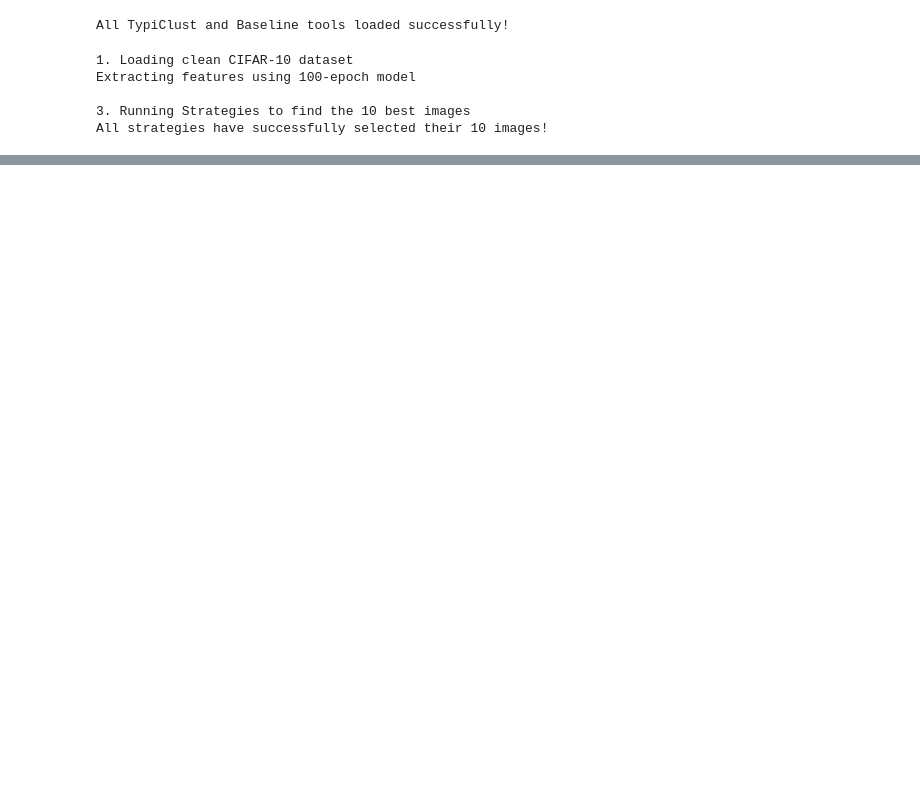
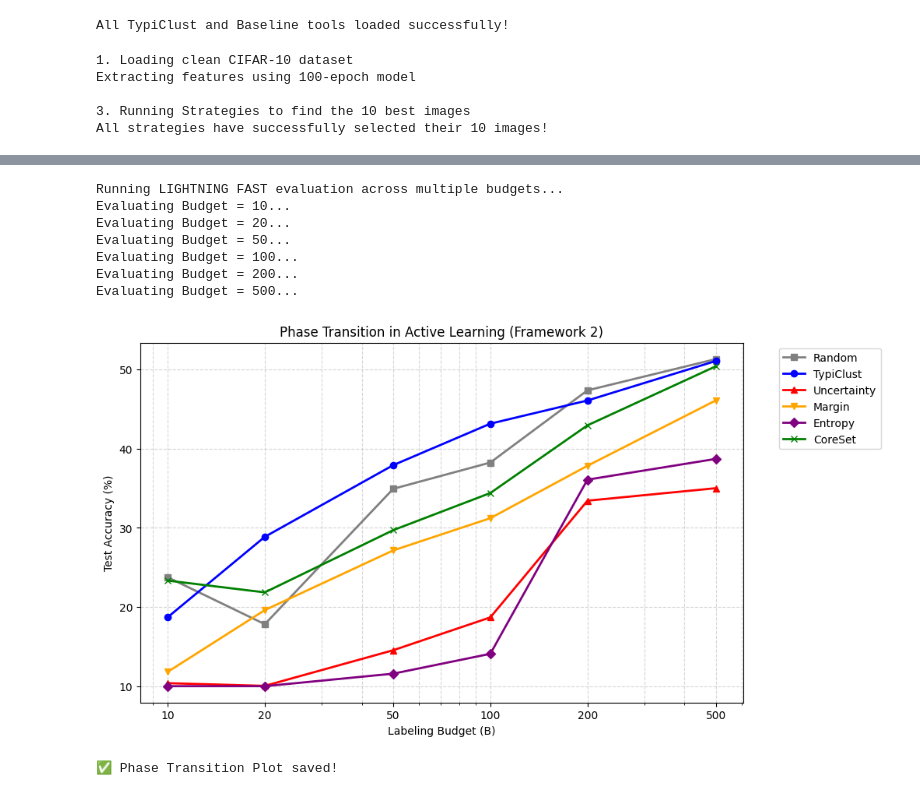
Before and after one commit to wcaul10/Machine-Learning-Coursework-2, a Jupyter notebook: Task-1-CW2.ipynb, the cells around one changed output, grey strips where cells are left out. Drawn from its saved outputs; the diff is of its cells as text; code cells hidden in the pictures; blank space fills up the shorter version.

Commit message:
Added plot

```diff
--- a/Task-1-CW2.ipynb
+++ b/Task-1-CW2.ipynb
@@ -436 +436,76 @@ Framework 3 Results: Semi-Supervised
 ============================================================
+# %%
+import matplotlib.pyplot as plt
+import numpy as np
+from sklearn.linear_model import LogisticRegression
+import warnings
+warnings.filterwarnings('ignore')
+
+# Shrink the search pool to 5,000 images
+pool_size = 5000
+fast_pool_idx = np.random.choice(len(train_labels), size=pool_size, replace=False)
+fast_embeddings = embeddings[fast_pool_idx]
+fast_labels = train_labels[fast_pool_idx]
+fast_all_indices = np.arange(pool_size)
+
+budgets_to_test = [10, 20, 50, 100, 200, 500]
+strategies_to_plot = ['Random', 'TypiClust', 'Uncertainty', 'Margin', 'Entropy', 'CoreSet']
+results_history = {strat: [] for strat in strategies_to_plot}
+
+print("Running evaluation across multiple budgets")
+
+for b in budgets_to_test:
+    print(f"Evaluating Budget = {b}...")
+
+    # Run tools
+    cluster_assigns = cluster_data(fast_embeddings, num_clusters=b)
+    tc_idx = typiclust_select(fast_embeddings, cluster_assigns, budget=b)
+    rand_idx = np.random.choice(pool_size, size=b, replace=False)
+    unc_idx, mar_idx, ent_idx = get_confidence_baselines(fast_embeddings, fast_labels, fast_all_indices, budget=b)
+    core_idx = coreset_select(fast_embeddings, budget=b)
+
+    subsets = {
+        'Random': rand_idx, 'TypiClust': tc_idx, 'Uncertainty': unc_idx,
+        'Margin': mar_idx, 'Entropy': ent_idx, 'CoreSet': core_idx
+    }
+
+    for strat in strategies_to_plot:
+        X_train, y_train = fast_embeddings[subsets[strat]], fast_labels[subsets[strat]]
+        clf = LogisticRegression(max_iter=1000, C=1.0)
+        try:
+            clf.fit(X_train, y_train)
+            acc = clf.score(test_embeddings, test_labels) * 100
+        except ValueError:
+            acc = 0.0
+        results_history[strat].append(acc)
+
+# Plotting
+plt.figure(figsize=(10, 6))
+colors = {'Random': 'gray', 'TypiClust': 'blue', 'Uncertainty': 'red', 'Margin': 'orange', 'Entropy': 'purple', 'CoreSet': 'green'}
+markers = {'Random': 's', 'TypiClust': 'o', 'Uncertainty': '^', 'Margin': 'v', 'Entropy': 'D', 'CoreSet': 'x'}
+
+for strat in strategies_to_plot:
+    plt.plot(budgets_to_test, results_history[strat], label=strat, color=colors[strat], marker=markers[strat], linewidth=2)
+
+plt.xscale('log')
+plt.xticks(budgets_to_test, budgets_to_test)
+plt.xlabel('Labeling Budget (B)')
+plt.ylabel('Test Accuracy (%)')
+plt.title('Phase Transition in Active Learning (Framework 2)')
+plt.legend(bbox_to_anchor=(1.05, 1), loc='upper left')
+plt.grid(True, which="both", ls="--", alpha=0.5)
+
+plt.savefig('phase_transition_plot_all6.png', dpi=300, bbox_inches='tight')
+plt.show()
+
+print("Phase Transition Plot saved!")
+# %% [output]
+Running LIGHTNING FAST evaluation across multiple budgets...
+Evaluating Budget = 10...
+Evaluating Budget = 20...
+Evaluating Budget = 50...
+Evaluating Budget = 100...
+Evaluating Budget = 200...
+Evaluating Budget = 500...
+[figure, added]
+✅ Phase Transition Plot saved!
```
Also changed, not shown: parts of 4 cells of this notebook.
